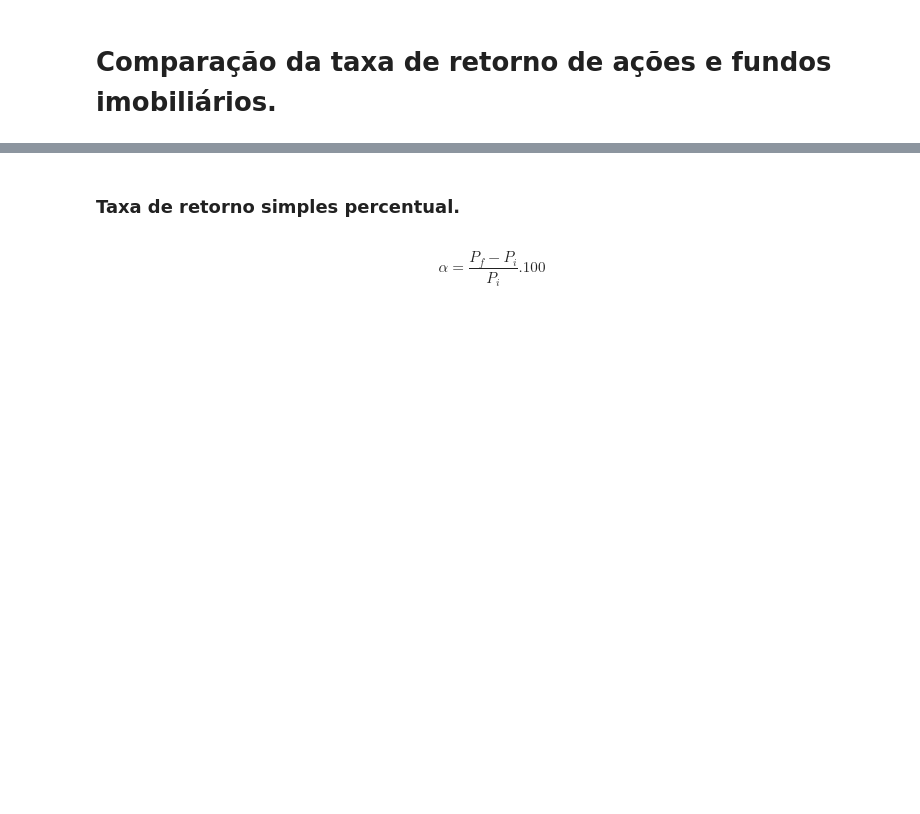
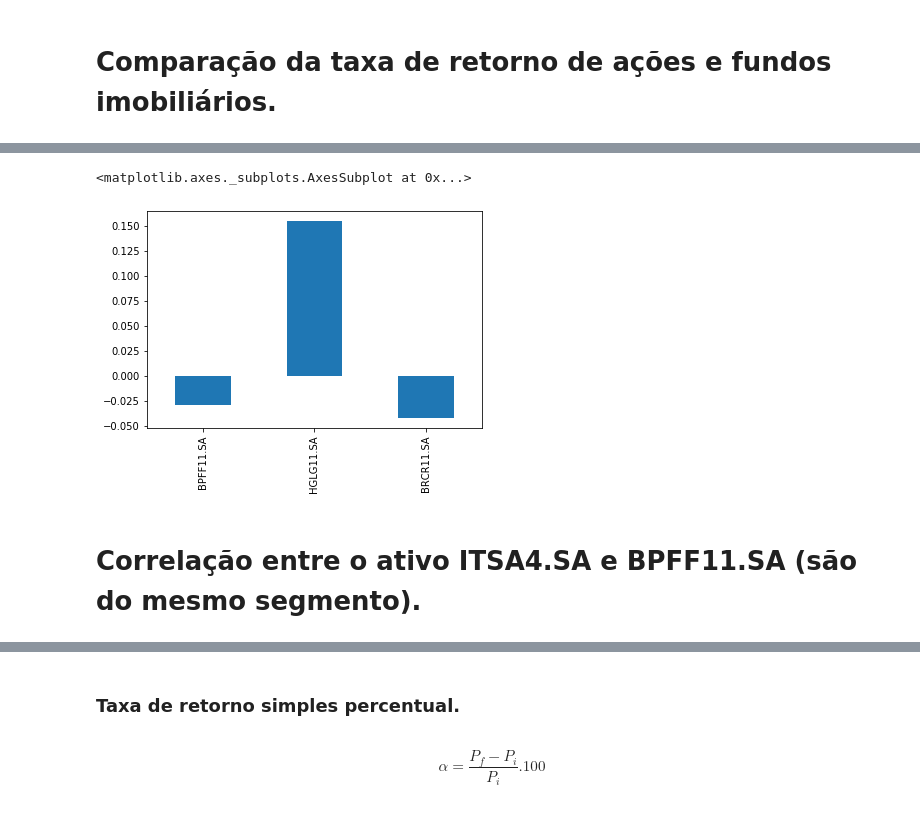
Before and after one commit to biangomes/ACOESvsFIIS, a Jupyter notebook: acoes-x-fii.ipynb, the cells around one changed output, grey strips where cells are left out. Drawn from its saved outputs; the diff is of its cells as text; code cells hidden in the pictures; blank space fills up the shorter version.

```diff
--- a/acoes-x-fii.ipynb
+++ b/acoes-x-fii.ipynb
@@ -50,0 +92,7 @@ print(meus_dados_fiis.iloc[0])
+# %%
+retorno_fiis_anual.plot.bar()
+# %% [output]
+<matplotlib.axes._subplots.AxesSubplot at 0x...>
+[figure, added]
+# %% [markdown]
+# Correlação entre o ativo ITSA4.SA e BPFF11.SA (são do mesmo segmento).
```
Also changed, not shown: parts of 23 cells of this notebook.
